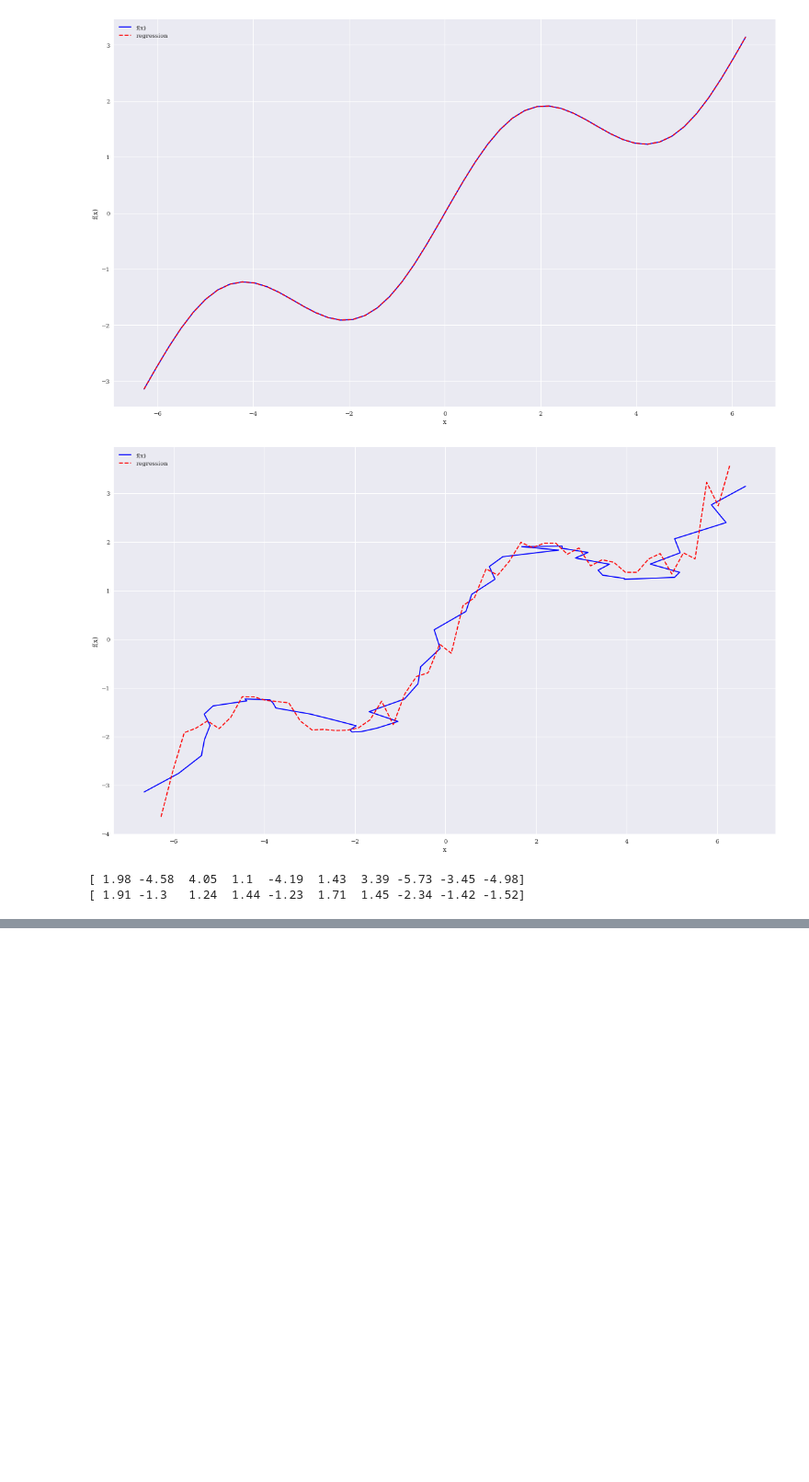
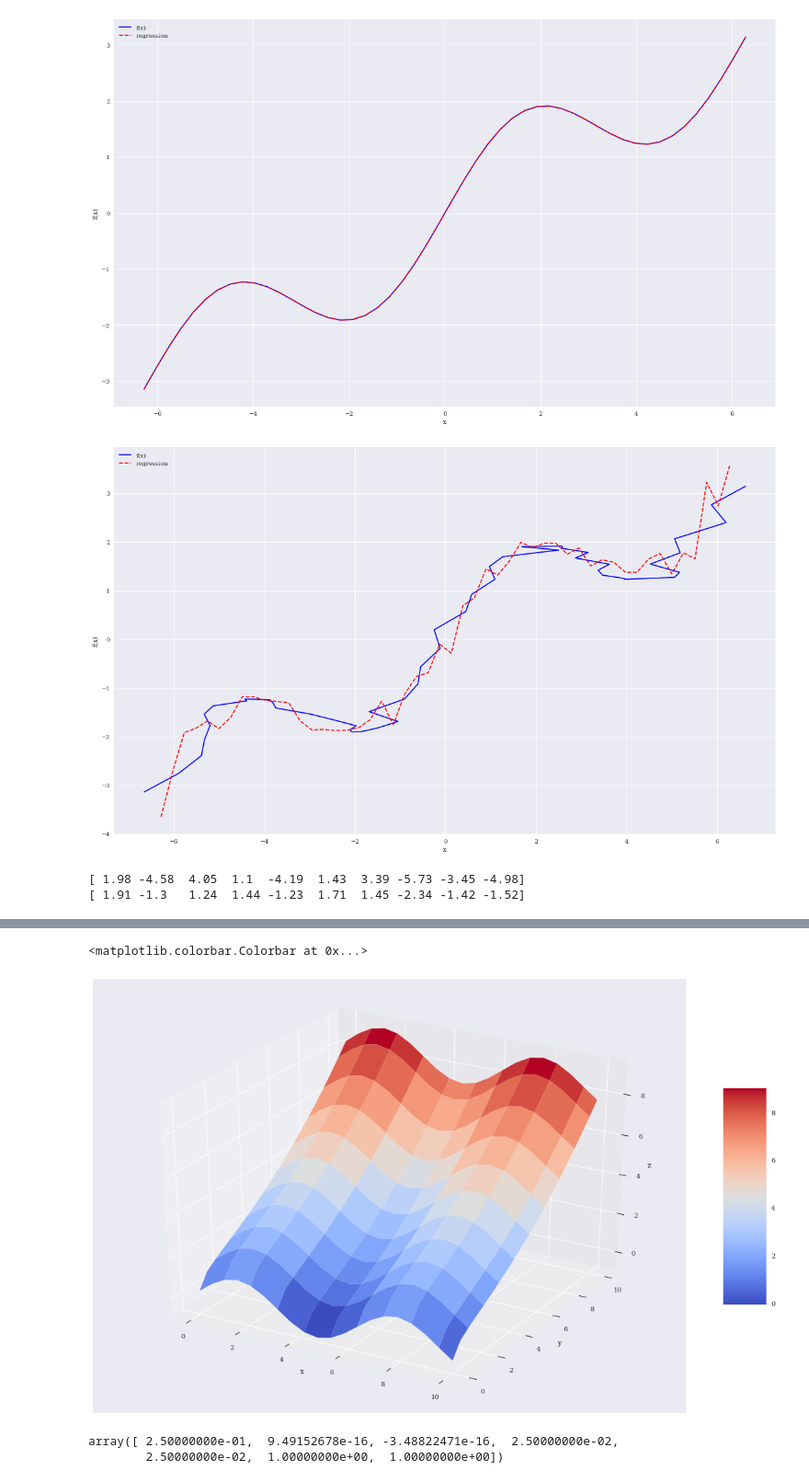
Before and after one commit to thomasmurphycodes/PythonForFinance, a Jupyter notebook: notebooks/Chapter 11 - Mathematical Tools.ipynb, the cells around one changed output, grey strips where cells are left out. Shown at 92% size. Drawn from its saved outputs; the diff is of its cells as text; code cells hidden in the pictures; blank space fills up the shorter version.

```diff
--- a/notebooks/Chapter 11 - Mathematical Tools.ipynb
+++ b/notebooks/Chapter 11 - Mathematical Tools.ipynb
@@ -145,0 +156,14 @@ print(yu[:10].round(2))
+# %%
+'''
+Next, regression over 2 variable space
+'''
+def fm(p):
+    x, y = p
+    return np.sin(x) + 0.25 + np.sqrt(y) + 0.05 * y ** 2 # made up function space
+x = np.linspace(0, 10, 20)
+y = np.linspace(0, 10, 20)
+X, Y = np.meshgrid(x, y) # generate coordinate grid
+# %%
+Z = fm((X, Y))
+x = x.flatten()
+y = y.flatten()
@@ -145,0 +172,11 @@ print(yu[:10].round(2))
+# %%
+fig = plt.figure(figsize=(20,12))
+ax = fig.gca(projection='3d') # get current axes, set to a 3d projection - sets us up for X,Y,Z mesh mapping
+surf = ax.plot_surface(X, Y, Z, rstride=2, cstride=2, cmap='coolwarm', linewidth=0.5, antialiased=True)
+ax.set_xlabel('x')
+ax.set_ylabel('y')
+ax.set_zlabel('z')
+fig.colorbar(surf, shrink=0.5, aspect=5)
+# %% [output]
+<matplotlib.colorbar.Colorbar at 0x...>
+[figure, added]
@@ -145,0 +196,6 @@ print(yu[:10].round(2))
+# %%
+reg = np.linalg.lstsq(matrix, fm((x, y)), rcond=None)[0] # Regression basis, points to fit
+reg
+# %% [output]
+array([ 2.50000000e-01,  9.49152678e-16, -3.48822471e-16,  2.50000000e-02,
+        2.50000000e-02,  1.00000000e+00,  1.00000000e+00])
```
Also changed, not shown: parts of 8 cells of this notebook.
